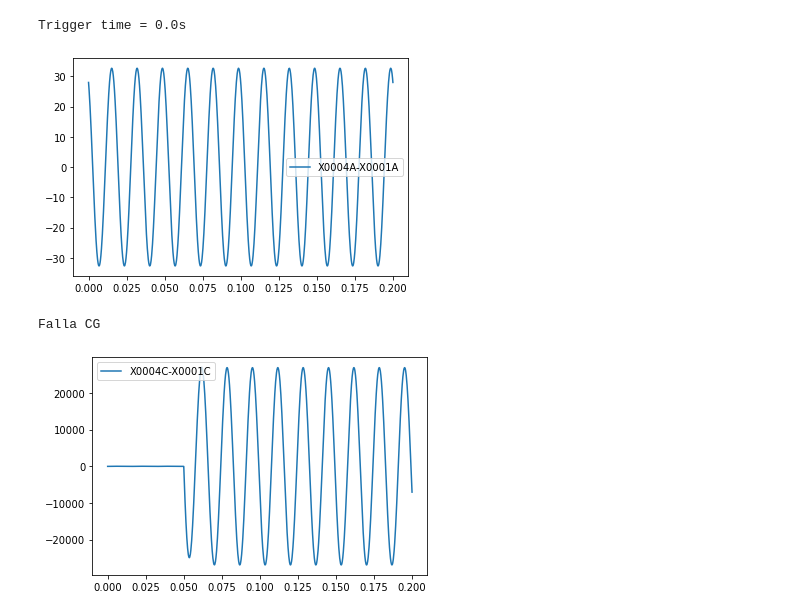
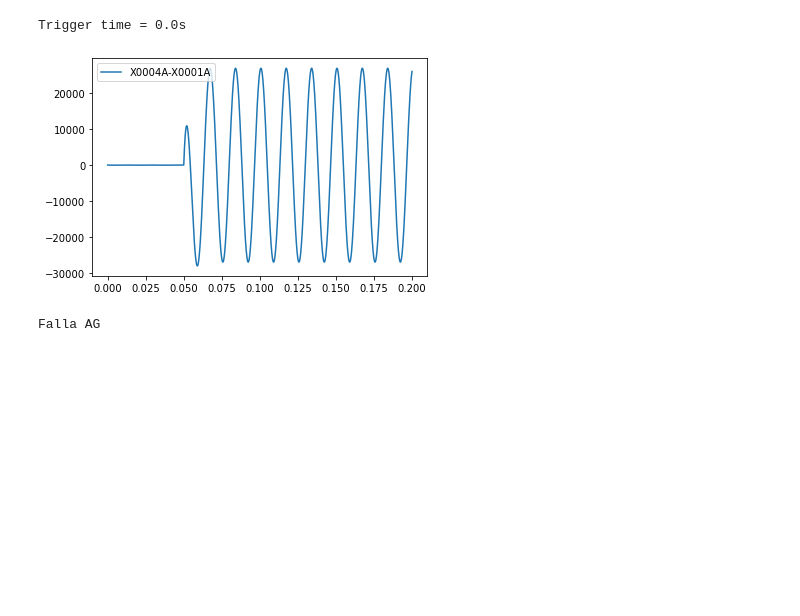
Before and after one commit to martin-2k/Algoritmo-de-distancia-IELE4120, a Jupyter notebook: main.ipynb, the cells around one changed output. Drawn from its saved outputs; the diff is of its cells as text; code cells hidden in the pictures; blank space fills up the shorter version.

Commit message:
Deteccion de falla funcionando.

```diff
--- a/main.ipynb
+++ b/main.ipynb
@@ -17,9 +17,10 @@ def closest(lst, K):
 
 
 rec = Comtrade()
-rec.load("sample_files/ATPmonoC.cfg", "sample_files/ATPmonoC.dat")
+rec.load("sample_files/ATPmonoA.cfg", "sample_files/ATPmonoA.dat")
 print("Trigger time = {}s".format(rec.trigger_time))
 
+#Posiciones de las señales de voltaje y corriente en el COMTRADE
 senal_I_a=0
 
 senal_I_b=1
@@ -32,11 +33,13 @@ senal_V_b=4
 
 senal_V_c=5
 
+#Plot de la corriente de la fase a
 plt.figure()
 plt.plot(rec.time, rec.analog[senal_I_a])
 plt.legend([rec.analog_channel_ids[senal_I_a]])
 plt.show()
 
+#Simulacion de ventaneo a 10 muestras por ciclo.
 def Windowing(senal_a,senal_b,senal_c,rec,I_nominal,I_sc3_min,V_a,V_b,V_c,k0,z1l):
     data_a=rec.analog[senal_a]
     data_b=rec.analog[senal_b]
@@ -66,7 +69,7 @@ def Windowing(senal_a,senal_b,senal_c,rec,I_nominal,I_sc3_min,V_a,V_b,V_c,k0,z1l
     n=0#Cantidades sucesivas que se ha leido ese mensaje. Con 6 ventanas sucesivas (medio ciclo) reportando la misma falla, se activa el mecanismo de deteccion de fase fallada.
     k=0
     Keep=True
-    while(w+k<=len(I_phase_r[3]) and Keep):
+    while(w+k<=len(I_phase_r[3]) and Keep):#Por cada ventana se evalua la posibilidad de falla. De haber una, se determina que fases son las falladas.
         I_a=Espectro(I_phase_r[0][k:w+k],fr)
         I_b=Espectro(I_phase_r[1][k:w+k],fr)
         I_c=Espectro(I_phase_r[2][k:w+k],fr)
@@ -94,6 +97,7 @@ def Windowing(senal_a,senal_b,senal_c,rec,I_nominal,I_sc3_min,V_a,V_b,V_c,k0,z1l
             v_c=Espectro(I_phase_r[6][k:w+k],fr)
             DefinePhase(last_msg,I_a,I_b,I_c,v_a,v_b,v_c,I2,I0,k0,z1l)
 
+#TODO Reemplazar los printos la ejecucion del calculo de la impedancia y la distancia ya conociendo las fases falladas.
 def DefinePhase(msg,Ia,Ib,Ic,Va,Vb,Vc,I2,I0,k0,Z1l):
     if msg=="Falla BG o AC":
         MHO_BG=abs(Vb/(Ib+k0*3*I0))
@@ -142,12 +146,67 @@ def DefinePhase(msg,Ia,Ib,Ic,Va,Vb,Vc,I2,I0,k0,Z1l):
                 print("Falla c-g")
             else:
                 print("Falla c-b")
+    elif msg=="BG o alguna bifasica a tierra con Rf alto":
+        #Calculo Rf
+        Rbg=np.abs(np.imag(Vb*np.conjugate(Z1l*(Ib+k0*3*I0)))/np.imag(1.5*(I2+I0)*np.conjugate(Z1l*(Ib+k0*3*I0))))
+        Rab=np.abs(np.imag((Va-Vb)*np.conjugate(Z1l*((Ia-Ib)+k0*3*I0)))/np.imag(1.5*(I2+I0)*np.conjugate(Z1l*((Ia-Ib)+k0*3*I0))))
+        Rac=np.abs(np.imag((Va-Vc)*np.conjugate(Z1l*((Ia-Ic)+k0*3*I0)))/np.imag(1.5*(I2+I0)*np.conjugate(Z1l*((Ia-Ic)+k0*3*I0))))
+        Rcb=np.abs(np.imag((Vc-Vb)*np.conjugate(Z1l*((Ic-Ib)+k0*3*I0)))/np.imag(1.5*(I2+I0)*np.conjugate(Z1l*((Ic-Ib)+k0*3*I0))))
+        #calculo MHO
+        Mab=np.abs((Va-Vb)/(Ia-Ib))
+        Mac=np.abs((Va-Vc)/(Ia-Ic))
+        Mcb=np.abs((Vc-Vb)/(Ic-Ib))
+
+        if min(Mab,Mac,Mcb)==Mab:
+            if Rbg<Rab:
+                print("Falla b-g")
+            else:
+                print("Falla a-b")
+        elif min(Mab,Mac,Mcb)==Mac:
+            if Rbg<Rac:
+                print("Falla b-g")
+            else:
+                print("Falla a-c")
+        else:
+            if Rbg<Rcb:
+                print("Falla b-g")
+            else:
+                print("Falla c-b")
+    elif msg=="AG o alguna bifasica a tierra con Rf alto":
+        #Calculo Rf
+        Rag=np.abs(np.imag(Va*np.conjugate(Z1l*(Ia+k0*3*I0)))/np.imag(1.5*(I2+I0)*np.conjugate(Z1l*(Ia+k0*3*I0))))
+        Rab=np.abs(np.imag((Va-Vb)*np.conjugate(Z1l*((Ia-Ib)+k0*3*I0)))/np.imag(1.5*(I2+I0)*np.conjugate(Z1l*((Ia-Ib)+k0*3*I0))))
+        Rac=np.abs(np.imag((Va-Vc)*np.conjugate(Z1l*((Ia-Ic)+k0*3*I0)))/np.imag(1.5*(I2+I0)*np.conjugate(Z1l*((Ia-Ic)+k0*3*I0))))
+        Rcb=np.abs(np.imag((Vc-Vb)*np.conjugate(Z1l*((Ic-Ib)+k0*3*I0)))/np.imag(1.5*(I2+I0)*np.conjugate(Z1l*((Ic-Ib)+k0*3*I0))))
+        #calculo MHO
+        Mab=np.abs((Va-Vb)/(Ia-Ib))
+        Mac=np.abs((Va-Vc)/(Ia-Ic))
+        Mcb=np.abs((Vc-Vb)/(Ic-Ib))
+
+        if min(Mab,Mac,Mcb)==Mab:
+            if Rag<Rab:
+                print("Falla a-g")
+            else:
+                print("Falla a-b")
+        elif min(Mab,Mac,Mcb)==Mac:
+            if Rag<Rac:
+                print("Falla a-g")
+            else:
+                print("Falla a-c")
+        else:
+            if Rag<Rcb:
+                print("Falla a-g")
+            else:
+                print("Falla c-b")
+    elif msg=="Falla trifasica":
+        print("ABC")
     else:
-        print("OTRA")
+        print("Sin falla")
 
-
+#Determina si hay falla y da una aproximacion de cuales pueden ser las fases falladas.
 def Evaluar(I0,I1,I2,I_nominal,I_sc3_min):
-    if(np.abs(I0)<0.6*I_nominal and np.abs(I2)<0.6*I_nominal and np.abs(I1)>=I_sc3_min):
+    #print(np.abs(I0),np.abs(I2),np.abs(I1))
+    if(np.abs(I0)/np.abs(I1)<0.005 and np.abs(I2)/np.abs(I1)<0.005 and np.abs(I1)>=I_sc3_min):
             return "Falla trifasica"
     elif((np.angle(I2,True))%360<=(np.angle(I0,True)-90)%360 and (np.angle(I2,True))%360>=(np.angle(I0,True)-150)%360):
             return "Falla BG o AC"
@@ -164,41 +223,36 @@ def Evaluar(I0,I1,I2,I_nominal,I_sc3_min):
     else:
             return "Sin falla"
 
+#Retorna el fasor de 60Hz de la señal dada como input
 def Espectro(data,fs):
     #Filtro pasa bajas
     cutoff = (fs-60)/3      # desired cutoff frequency of the filter, Hz
     order = 2
 
     y=Filtro(fs,order,cutoff,data)
 
     #Transformada
     N=len(data)
     Tf=1/fs
     SOL=FFT(y)
     SOL_f=FFT_f(N,Tf)
 
     SOL_abs=2.0/N * np.abs(SOL[0:N//2])
     SOL_angle=np.angle(SOL)[0:N//2]
     i=closest(SOL_f,60)
     j=np.where(SOL_f==i)#Index con el fasor de 60Hz
     #plt.polar([0,SOL_angle[j]],[0,SOL_abs[j]],marker='.')
     return cmath.rect(SOL_abs[j],SOL_angle[j])
 
 #Valores dados
 I_nominal=33
 I_sc3_min=200
 Z0l=27+315j
 Z1l=61+629.58j
-
 K0=abs((1/3)*(Z0l/Z1l-1))
 
 Windowing(senal_I_a,senal_I_b,senal_I_c,rec,I_nominal,I_sc3_min,senal_V_a,senal_V_b,senal_V_c,K0,Z1l)
-plt.figure()
-plt.plot(rec.time,rec.analog[2])
-plt.legend([rec.analog_channel_ids[2]])
-plt.show()
 # %% [output]
 Trigger time = 0.0s
-[figure, old version]
+[figure, new version]
-Falla CG
+Falla AG
-[figure, removed]
```
Also changed, not shown: parts of 1 cell of this notebook, 6 other files.
